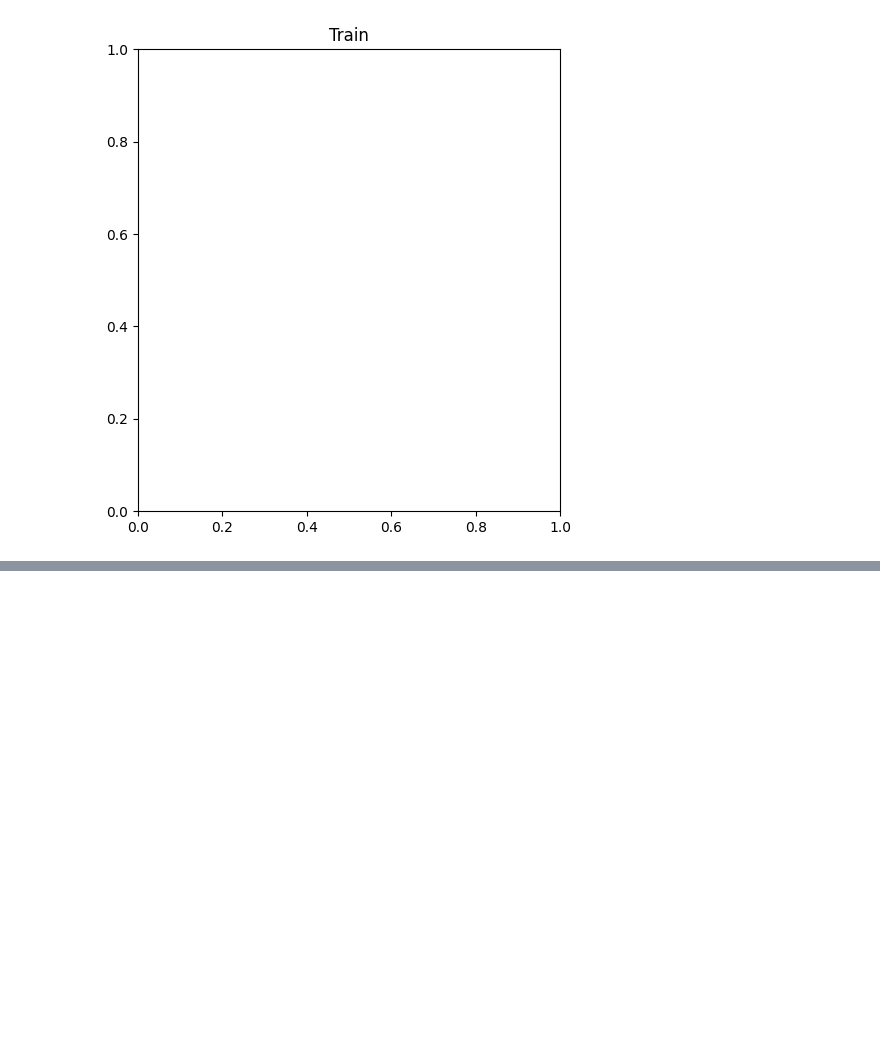
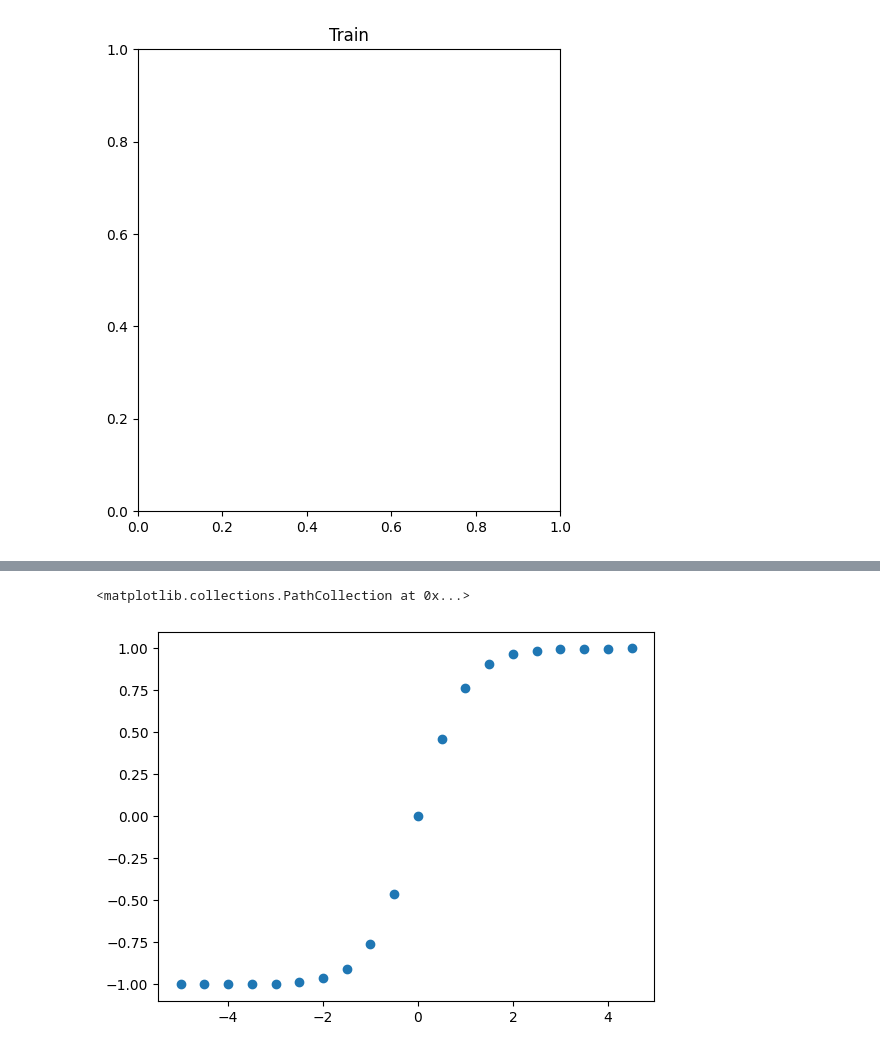
Before and after one commit to JustinTrannn/learningPytorch, a Jupyter notebook: 02_pytorch_classification.ipynb, the cells around one changed output, grey strips where cells are left out. Saved outputs shown, nothing was run; the diff lists cells and outputs as text; code cells hidden in the pictures; blank space fills up the shorter version.

```diff
--- a/02_pytorch_classification.ipynb
+++ b/02_pytorch_classification.ipynb
@@ -1081,0 +1294,17 @@ RuntimeError: shape '[101, 101]' is invalid for input of size 40804
+# %%
+# Replicate torch.tanh() and plot it
+def my_tanh(x: torch.Tensor) -> torch.Tensor:
+    '''
+    Takes in a tensor and runs the tanh activation function on it.
+
+    Returns:
+        torch.Tensor
+    '''
+    numerator = np.exp(x)-np.exp(-x)
+    denominator = np.exp(x)+np.exp(-x)
+    return numerator/denominator
+
+plt.scatter(a, my_tanh(a))
+# %% [output]
+<matplotlib.collections.PathCollection at 0x...>
+[figure, added]
```
Also changed, not shown: parts of 19 cells of this notebook.
